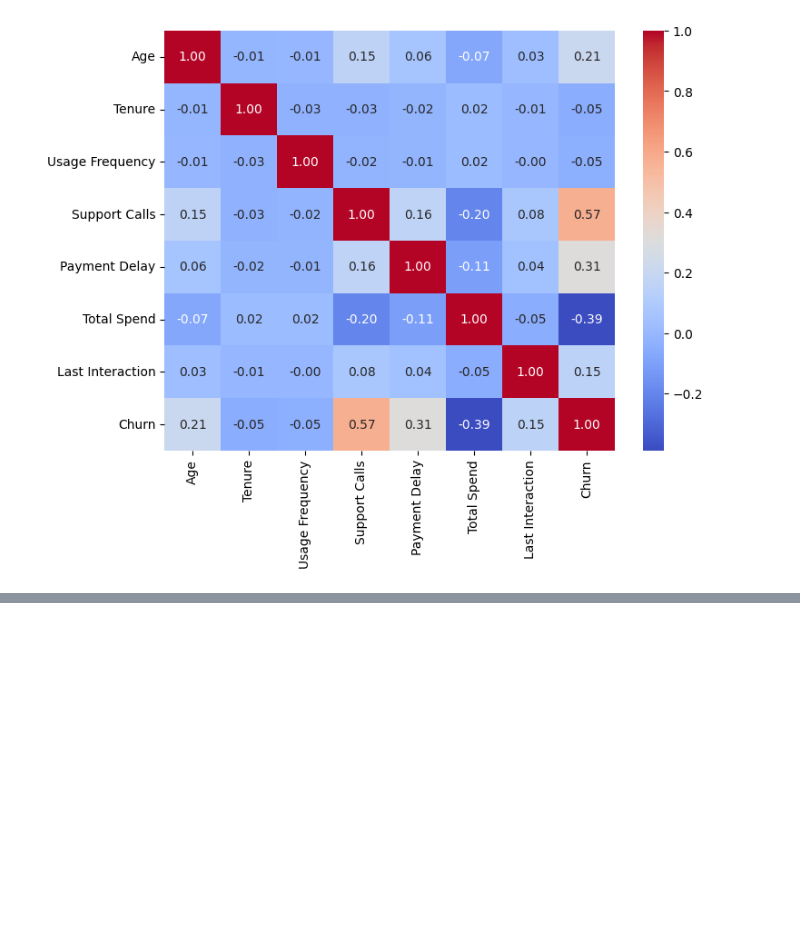
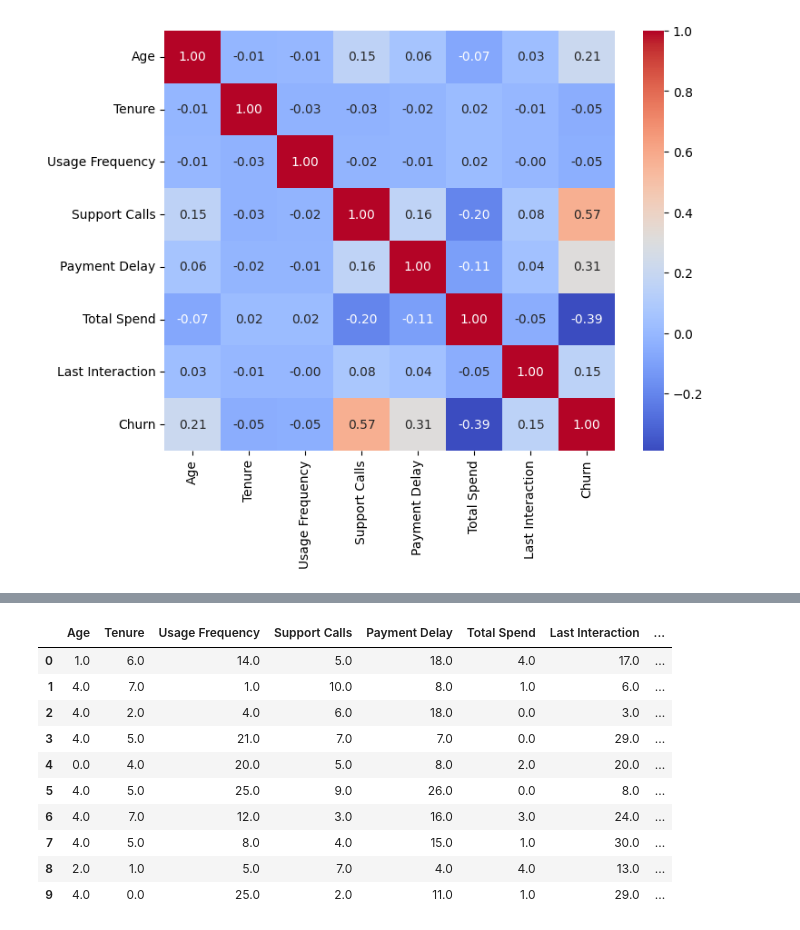
Before and after one commit to SyedMuhammadAunAbbas/Customer_Churn_Project, a Jupyter notebook: Root.ipynb, the cells around one changed output, grey strips where cells are left out. Drawn from its saved outputs; the diff is of its cells as text; code cells hidden in the pictures; blank space fills up the shorter version.

```diff
--- a/Root.ipynb
+++ b/Root.ipynb
@@ -724,0 +765,15 @@ sns.heatmap(correlation_matrix, annot=True, cmap='coolwarm', fmt=".2f")
+# %%
+df= pd.concat([df,gender_encoded], axis=1).drop(columns=['Gender'])
+df.head(10)
+# %% [output]
+|  | Age | Tenure | Usage Frequency | Support Calls | Payment Delay | Total Spend | Last Interaction | ... |
+| 0 | 1.0 | 6.0 | 14.0 | 5.0 | 18.0 | 4.0 | 17.0 | ... |
+| 1 | 4.0 | 7.0 | 1.0 | 10.0 | 8.0 | 1.0 | 6.0 | ... |
+| 2 | 4.0 | 2.0 | 4.0 | 6.0 | 18.0 | 0.0 | 3.0 | ... |
+| 3 | 4.0 | 5.0 | 21.0 | 7.0 | 7.0 | 0.0 | 29.0 | ... |
+| 4 | 0.0 | 4.0 | 20.0 | 5.0 | 8.0 | 2.0 | 20.0 | ... |
+| 5 | 4.0 | 5.0 | 25.0 | 9.0 | 26.0 | 0.0 | 8.0 | ... |
+| 6 | 4.0 | 7.0 | 12.0 | 3.0 | 16.0 | 3.0 | 24.0 | ... |
+| 7 | 4.0 | 5.0 | 8.0 | 4.0 | 15.0 | 1.0 | 30.0 | ... |
+| 8 | 2.0 | 1.0 | 5.0 | 7.0 | 4.0 | 4.0 | 13.0 | ... |
+| 9 | 4.0 | 0.0 | 25.0 | 2.0 | 11.0 | 1.0 | 29.0 | ... |
```
Also changed, not shown: parts of 22 cells of this notebook.
